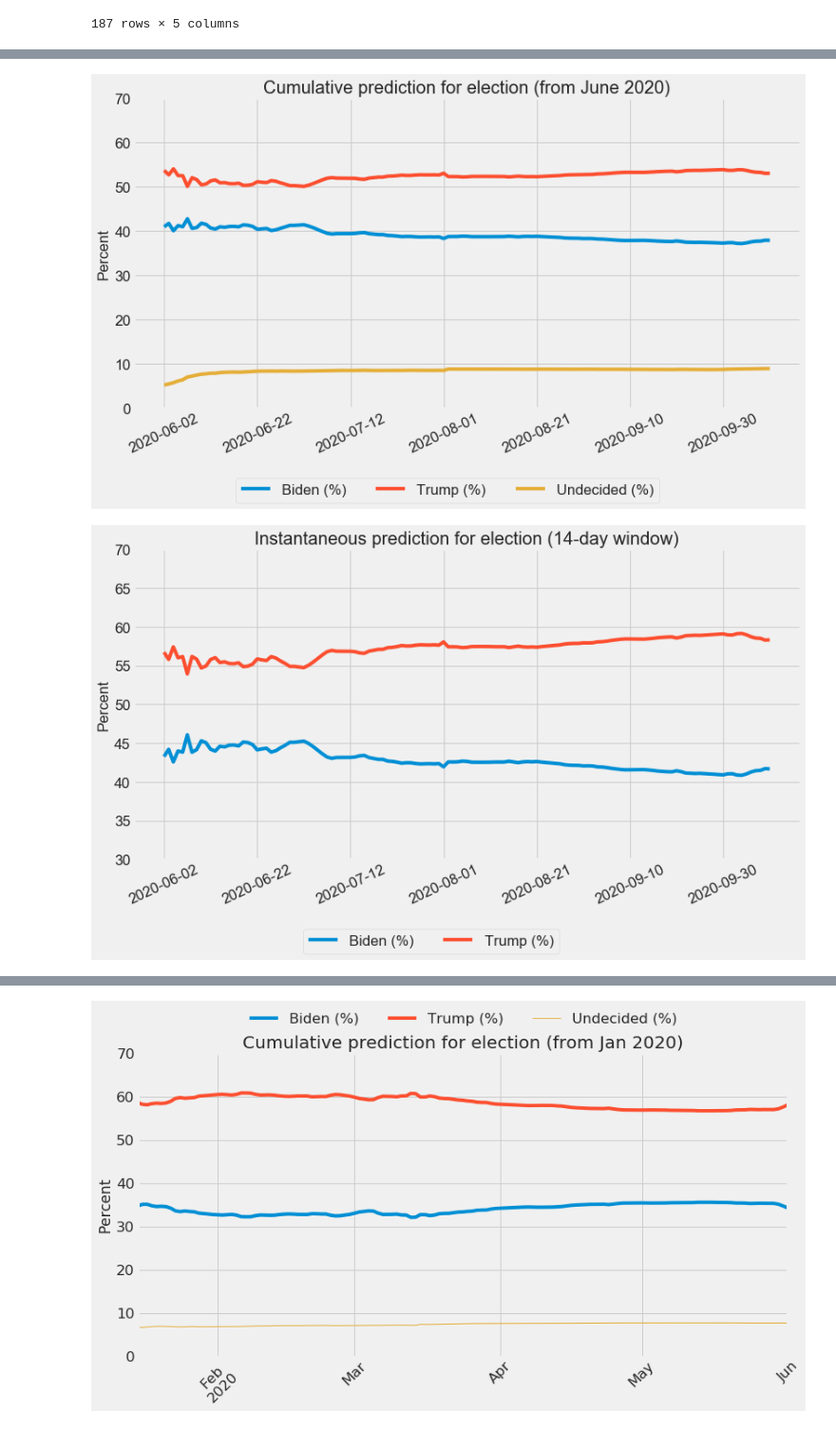
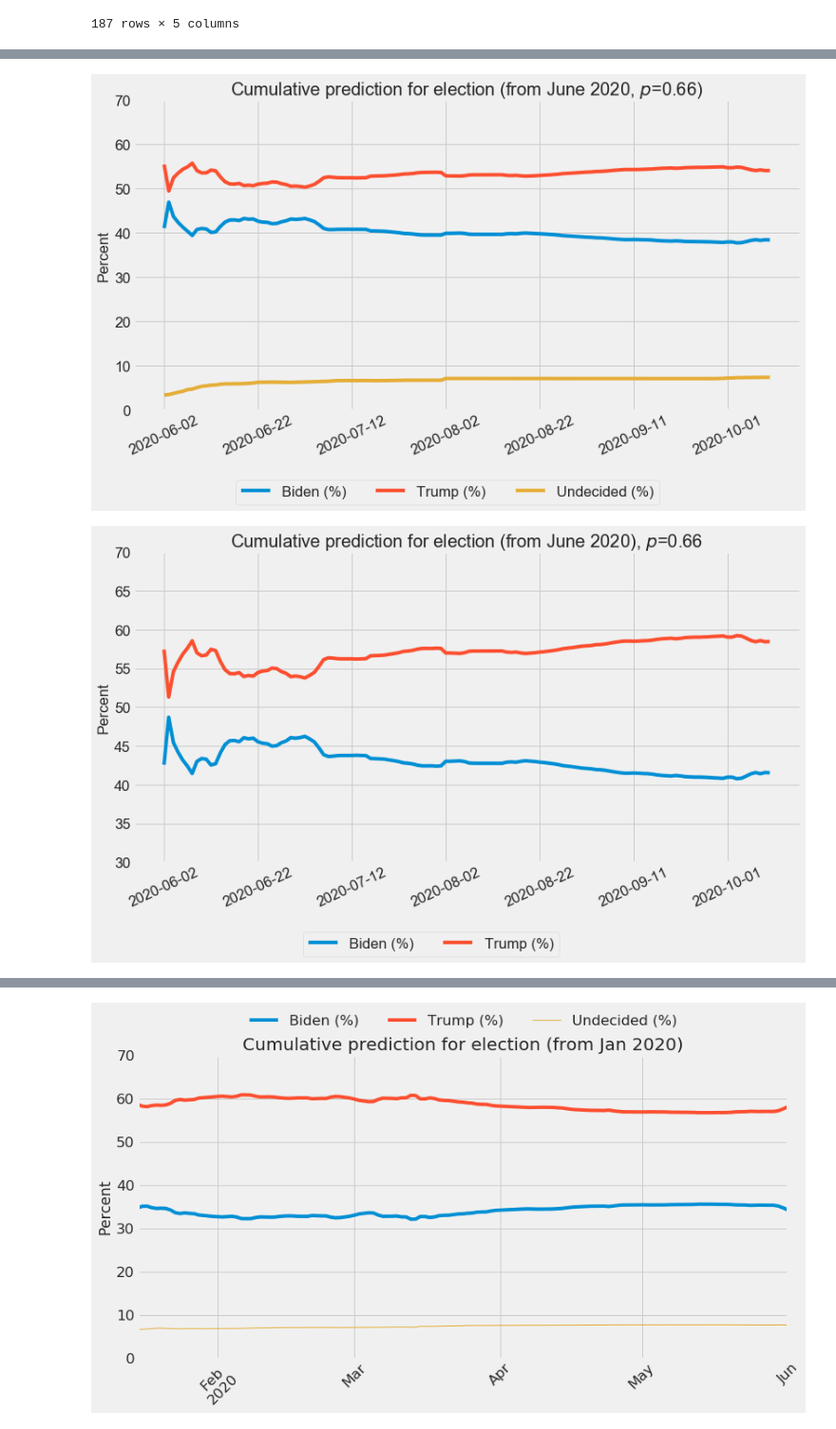
Before and after one commit to kayzhou/US_election, a Jupyter notebook: plots_paper.ipynb, the cells around one changed output, grey strips where cells are left out. Shown at 95% size. Drawn from its saved outputs; the diff is of its cells as text; code cells hidden in the pictures.

```diff
--- a/plots_paper.ipynb
+++ b/plots_paper.ipynb
@@ -85,25 +166,25 @@ plt.show()
 # %%
-data = pd.read_csv("data/csv/results-cumFrom06-from-2020-06-02-to-2020-10-10.csv").set_index("dt")
+data = pd.read_csv("data/csv/results-cumFrom06-from-2020-06-02-to-2020-10-10-0.66.csv").set_index("dt")
 
 plt.figure(figsize=(12, 6))
 data = data.rename(columns={'0':"Biden", '1': "Trump", "2": "Undecided"})
 data["Biden (%)"] = data["Biden"] / (data["Biden"] + data["Trump"] + data["Undecided"]) * 100
 data["Trump (%)"] = data["Trump"] / (data["Biden"] + data["Trump"] + data["Undecided"]) * 100
 data["Undecided (%)"] = data["Undecided"] / (data["Biden"] + data["Trump"] + data["Undecided"]) * 100
 data["Biden (%)"].plot()
 data["Trump (%)"].plot()
 data["Undecided (%)"].plot()
 plt.xlabel("")
 plt.ylim(0, 70)
 plt.xticks(rotation=25)
 plt.ylabel("Percent")
 plt.legend(loc=1, bbox_to_anchor=(0.8, -0.2), ncol=3, frameon=True)
-plt.title(f"Cumulative prediction for election (from June 2020)")
-plt.savefig("fig/cumFrom06-3.png",
+plt.title(f"Cumulative prediction for election (from June 2020, $p$=0.66)")
+plt.savefig("fig/cumFrom06-3-0.66.png",
             dpi=300, bbox_inches ='tight')
 plt.show()
 # %% [output]
-[figure, old version]
+[figure, new version]
 # %%
 plt.figure(figsize=(12, 6))
 
@@ -116,12 +197,12 @@ plt.ylim(30, 70)
 plt.xticks(rotation=25)
 plt.ylabel("Percent")
 plt.legend(loc=1, bbox_to_anchor=(0.65, -0.2), ncol=3, frameon=True)
-plt.title(f"Cumulative prediction for election (from June 2020)")
-plt.savefig("fig/cumFrom06-3.png",
+plt.title(f"Cumulative prediction for election (from June 2020), $p$=0.66")
+plt.savefig("fig/cumFrom06-2-0.66.png",
             dpi=300, bbox_inches ='tight')
 plt.show()
 # %% [output]
-[figure, old version]
+[figure, new version]
 # %%
 # 每州结果
 
```
Also changed, not shown: parts of 14 cells of this notebook, 2 other files.
